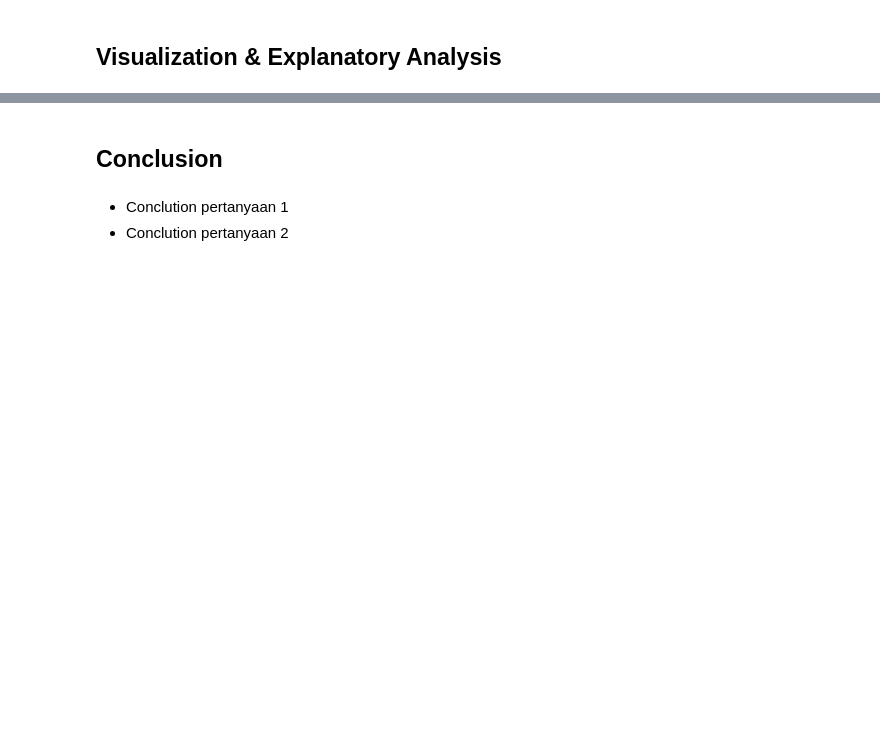
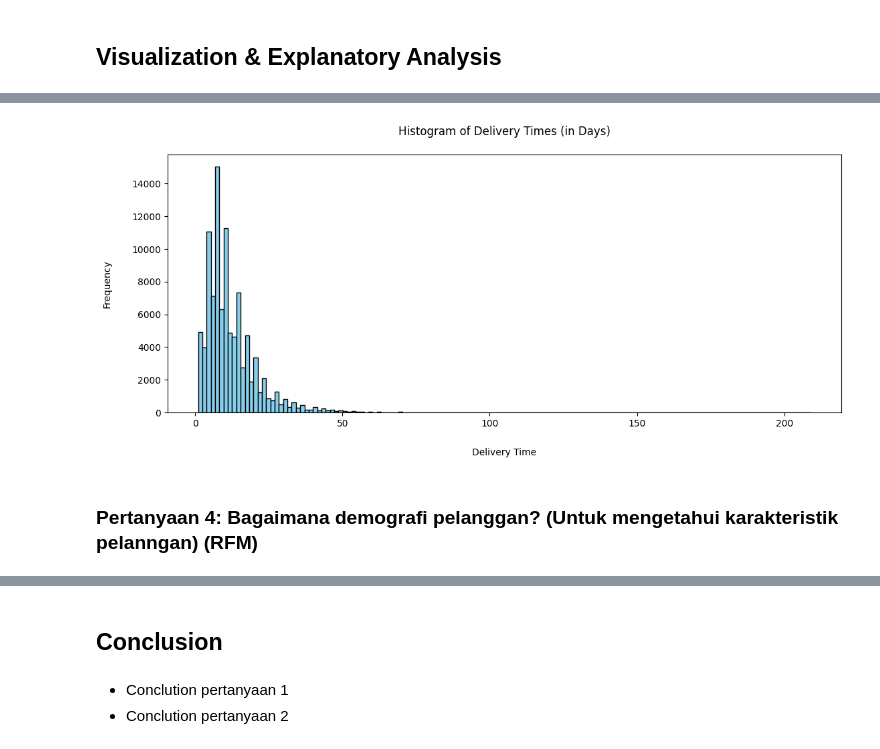
Before and after one commit to vitoananta3/proyek-analisis-data-e-commerce-public-dataset, a Jupyter notebook: notebook.ipynb, the cells around one changed output, grey strips where cells are left out. Cells and saved outputs as stored; diff of their text form; code cells hidden in the pictures; blank space fills up the shorter version.

```diff
--- a/notebook.ipynb
+++ b/notebook.ipynb
@@ -1073,0 +1114,11 @@ product_revenues.head(10)
+# %%
+plt.figure(figsize=(13, 5))
+plt.hist(orders_payments_customers_df['delivery_time'], bins=144, color='skyblue', edgecolor='black')
+plt.title('Histogram of Delivery Times (in Days)', pad=21)
+plt.xlabel('Delivery Time', labelpad=21)
+plt.ylabel('Frequency', labelpad=21)
+plt.show()
+# %% [output]
+[figure, added]
+# %% [markdown]
+### Pertanyaan 4: Bagaimana demografi pelanggan? (Untuk mengetahui karakteristik pelanngan) (RFM)
```
Also changed, not shown: parts of 42 cells of this notebook.
